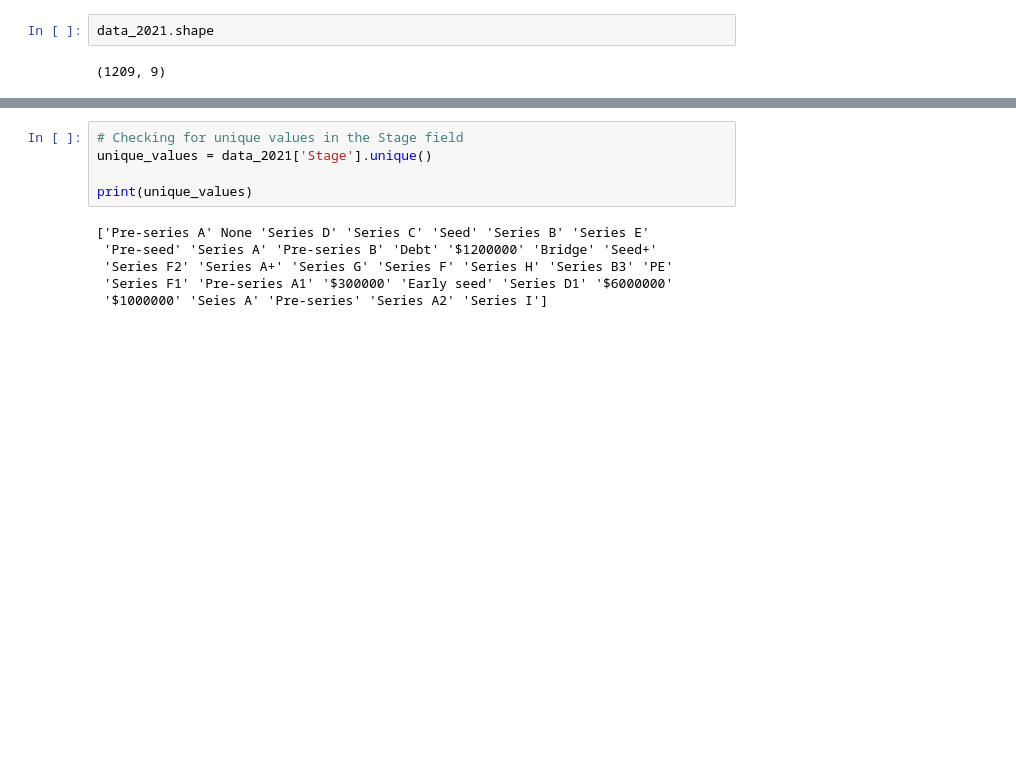
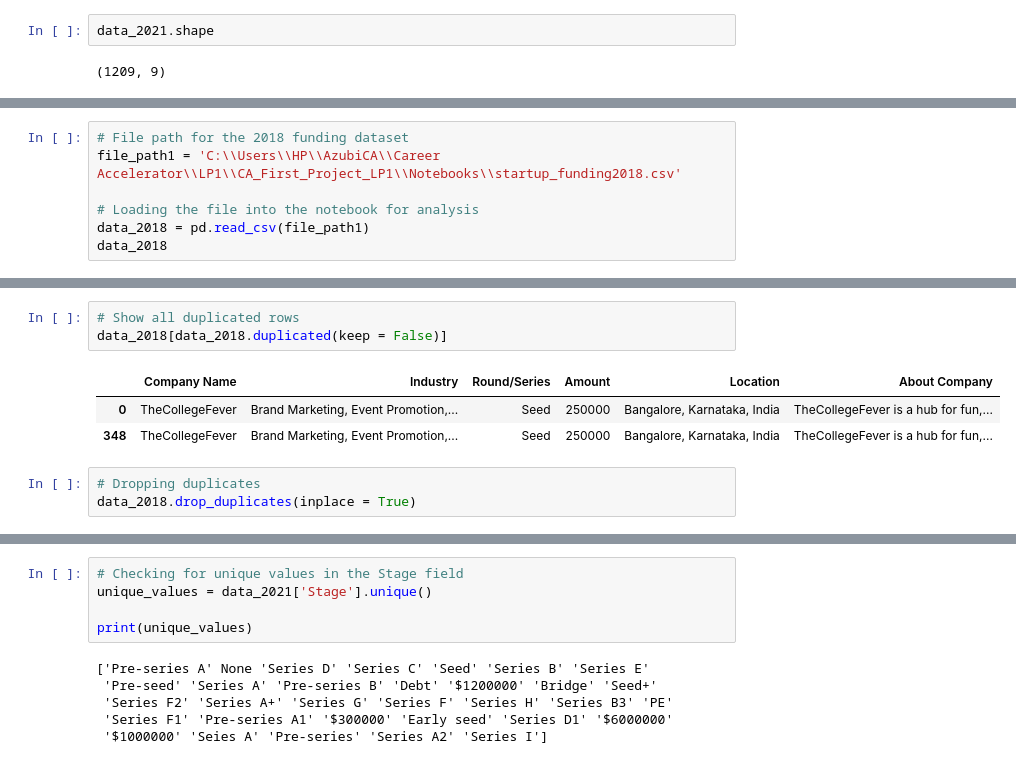
Before and after one commit to BamBamOguns/CA_First_Project_LP1, a Jupyter notebook: Notebooks/main.ipynb, the cells around one changed output, grey strips where cells are left out. Drawn from its saved outputs; the diff is of its cells as text; blank space fills up the shorter version.

Commit message:
Data Cleaning by columns for 2018 Dataset

```diff
--- a/Notebooks/main.ipynb
+++ b/Notebooks/main.ipynb
@@ -89,0 +324,7 @@ data_2021.shape
+# %%
+# File path for the 2018 funding dataset
+file_path1 = 'C:\\Users\\HP\\AzubiCA\\Career Accelerator\\LP1\\CA_First_Project_LP1\\Notebooks\\startup_funding2018.csv'
+
+# Loading the file into the notebook for analysis
+data_2018 = pd.read_csv(file_path1)
+data_2018
@@ -89,0 +356,10 @@ data_2021.shape
+# %%
+# Show all duplicated rows
+data_2018[data_2018.duplicated(keep = False)]
+# %% [output]
+|  | Company Name | Industry | Round/Series | Amount | Location | About Company |
+| 0 | TheCollegeFever | Brand Marketing, Event Promotion,... | Seed | 250000 | Bangalore, Karnataka, India | TheCollegeFever is a hub for fun,... |
+| 348 | TheCollegeFever | Brand Marketing, Event Promotion,... | Seed | 250000 | Bangalore, Karnataka, India | TheCollegeFever is a hub for fun,... |
+# %%
+# Dropping duplicates
+data_2018.drop_duplicates(inplace = True)
```
Also changed, not shown: parts of 43 cells of this notebook.
